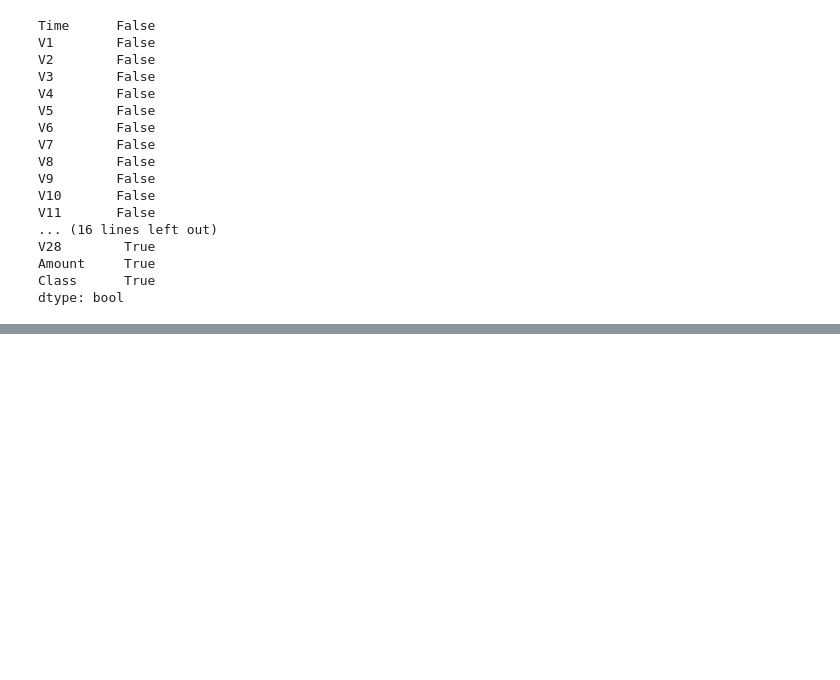
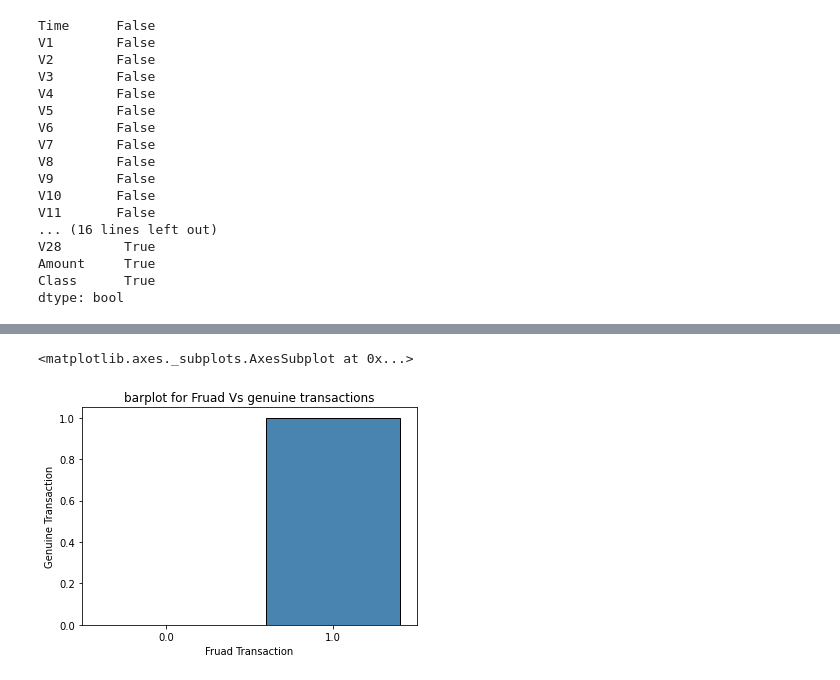
Before and after one commit to shreyapas/shreyapas, a Jupyter notebook: DSproject1.ipynb, the cells around one changed output, grey strips where cells are left out. Cells and saved outputs as stored; diff of their text form; code cells hidden in the pictures; blank space fills up the shorter version.

```diff
--- a/DSproject1.ipynb
+++ b/DSproject1.ipynb
@@ -78,0 +135,9 @@ dtype: bool
+# %%
+nfcount=0
+notFruad=data_df['Class']
+for i in range(len(notFruad)):
+  if notFruad[i]==0:
+    nfcount=nfcount+1
+nfcount
+per_nf=(nfcount/len(notFruad))*100
+print("percentage of total not fraud transactions in dataset:",per_nf)
@@ -78,0 +146,9 @@ dtype: bool
+# %%
+fcount=0
+Fruad=data_df['Class']
+for i in range(len(Fruad)):
+  if Fruad[i]==1:
+    fcount=fcount+1
+fcount
+per_f=(fcount/len(Fruad))*100
+print("percentage of total  fruad transactions in dataset:",per_f)
@@ -78,0 +159,5 @@ dtype: bool
+# %%
+plot_data=pd.DataFrame()
+plot_data['Fruad Transaction']= Fruad
+plot_data['Genuine Transaction']=notFruad
+plot_data
@@ -78,0 +188,6 @@ dtype: bool
+# %%
+plt.title("barplot for Fruad Vs genuine transactions")
+sns.barplot(x= 'Fruad Transaction',y= 'Genuine Transaction',data=plot_data,palette='Blues',edgecolor='k')
+# %% [output]
+<matplotlib.axes._subplots.AxesSubplot at 0x...>
+[figure, added]
```
Also changed, not shown: parts of 25 cells of this notebook.
